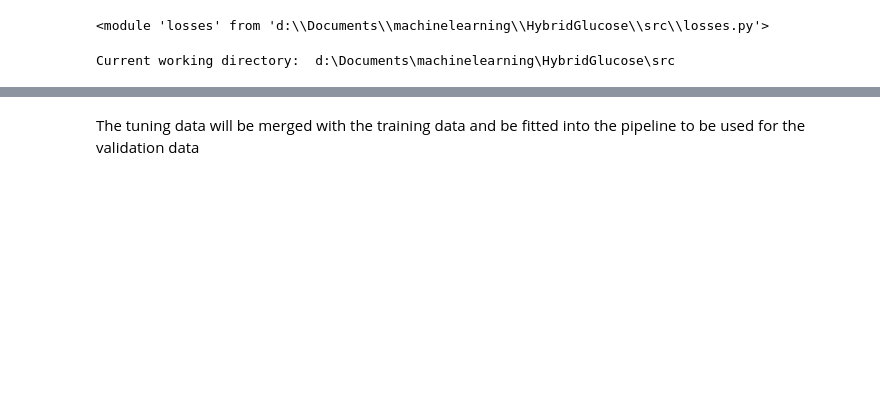
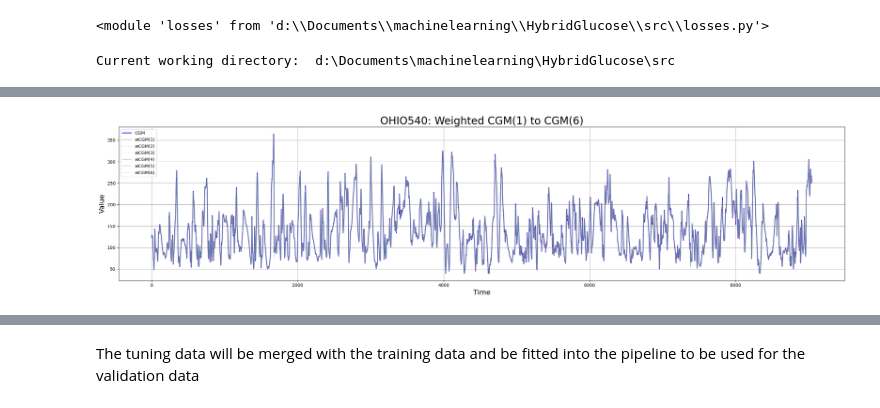
Before and after one commit to Khochawongwat/GlucoseFromRollingBollingers, a Jupyter notebook: src/model.ipynb, the cells around one changed output, grey strips where cells are left out. Saved outputs shown, nothing was run; the diff lists cells and outputs as text; code cells hidden in the pictures; blank space fills up the shorter version.

```diff
--- a/src/model.ipynb
+++ b/src/model.ipynb
@@ -113 +266,23 @@ train_data.head()
 5 rows × 21 columns
+# %%
+df = pd.concat(l).reset_index(drop=True)
+
+plt.figure(figsize=(24, 6))
+
+plt.plot(df['CGM'], color='blue', label='CGM')
+
+colors = ['purple', 'orange', 'pink', 'brown', 'grey', 'cyan']
+for i in range(1, 7):
+    plt.plot(df[f'wCGM({i})'], color=colors[i-1], label=f'wCGM({i})', alpha=0.25)
+
+plt.title('OHIO540: Weighted CGM(1) to CGM(6)', fontsize=24)
+plt.xlabel('Time', fontsize=16)
+plt.ylabel('Value', fontsize=16)
+
+plt.legend()
+plt.grid(True)
+plt.tight_layout()
+
+plt.show()
+# %% [output]
+[figure, added]
```
Also changed, not shown: parts of 32 cells of this notebook, 26 other files.
